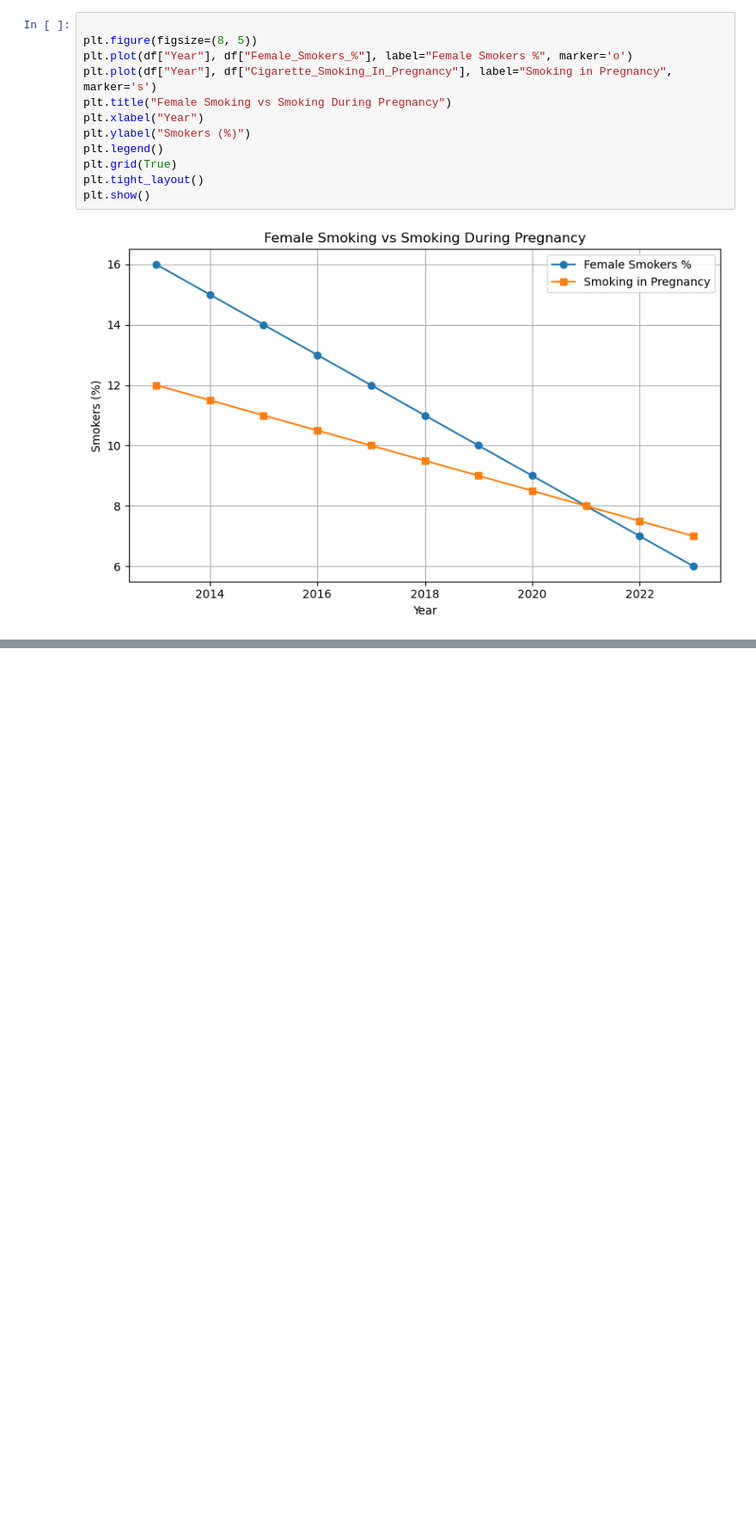
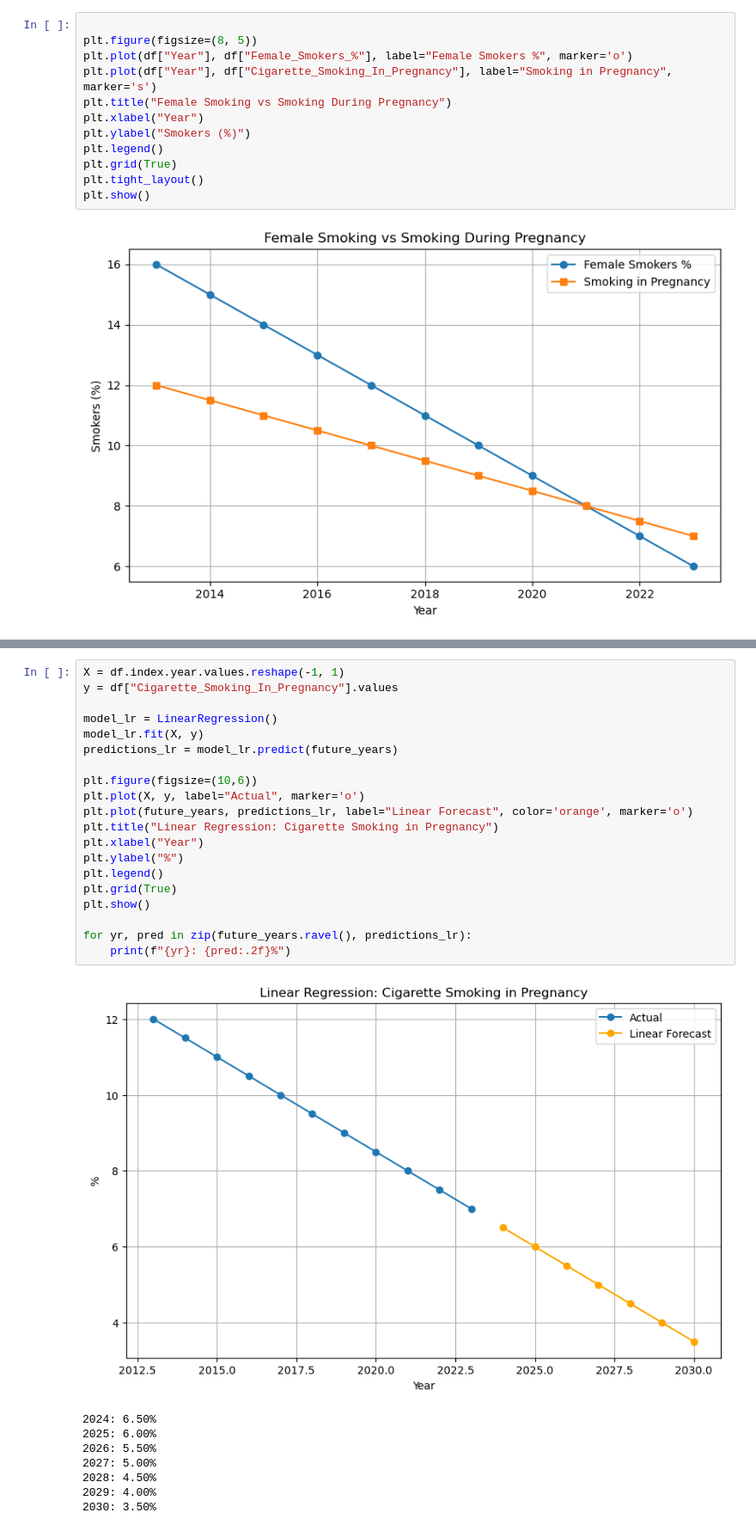
Before and after one commit to Leeyush/cigarette-usage-uk-2013-2023, a Jupyter notebook: UKCigaretteUse.ipynb, the cells around one changed output, grey strips where cells are left out. Shown at 86% size. Drawn from its saved outputs; the diff is of its cells as text; blank space fills up the shorter version.

```diff
--- a/UKCigaretteUse.ipynb
+++ b/UKCigaretteUse.ipynb
@@ -125,0 +240,29 @@ plt.show()
+# %%
+X = df.index.year.values.reshape(-1, 1)
+y = df["Cigarette_Smoking_In_Pregnancy"].values
+
+model_lr = LinearRegression()
+model_lr.fit(X, y)
+predictions_lr = model_lr.predict(future_years)
+
+plt.figure(figsize=(10,6))
+plt.plot(X, y, label="Actual", marker='o')
+plt.plot(future_years, predictions_lr, label="Linear Forecast", color='orange', marker='o')
+plt.title("Linear Regression: Cigarette Smoking in Pregnancy")
+plt.xlabel("Year")
+plt.ylabel("%")
+plt.legend()
+plt.grid(True)
+plt.show()
+
+for yr, pred in zip(future_years.ravel(), predictions_lr):
+    print(f"{yr}: {pred:.2f}%")
+# %% [output]
+[figure, added]
+2024: 6.50%
+2025: 6.00%
+2026: 5.50%
+2027: 5.00%
+2028: 4.50%
+2029: 4.00%
+2030: 3.50%
```
Also changed, not shown: parts of 7 cells of this notebook.
